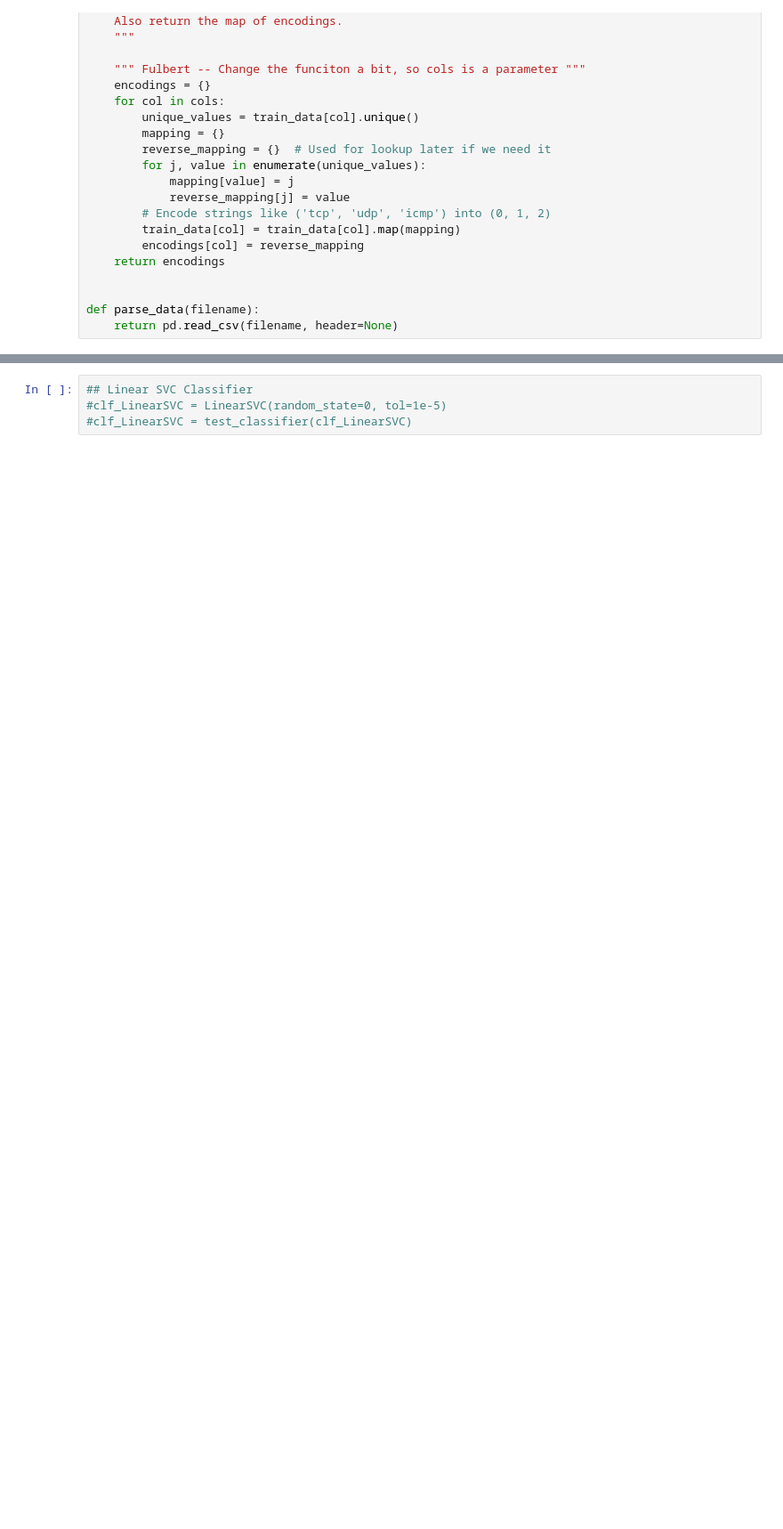
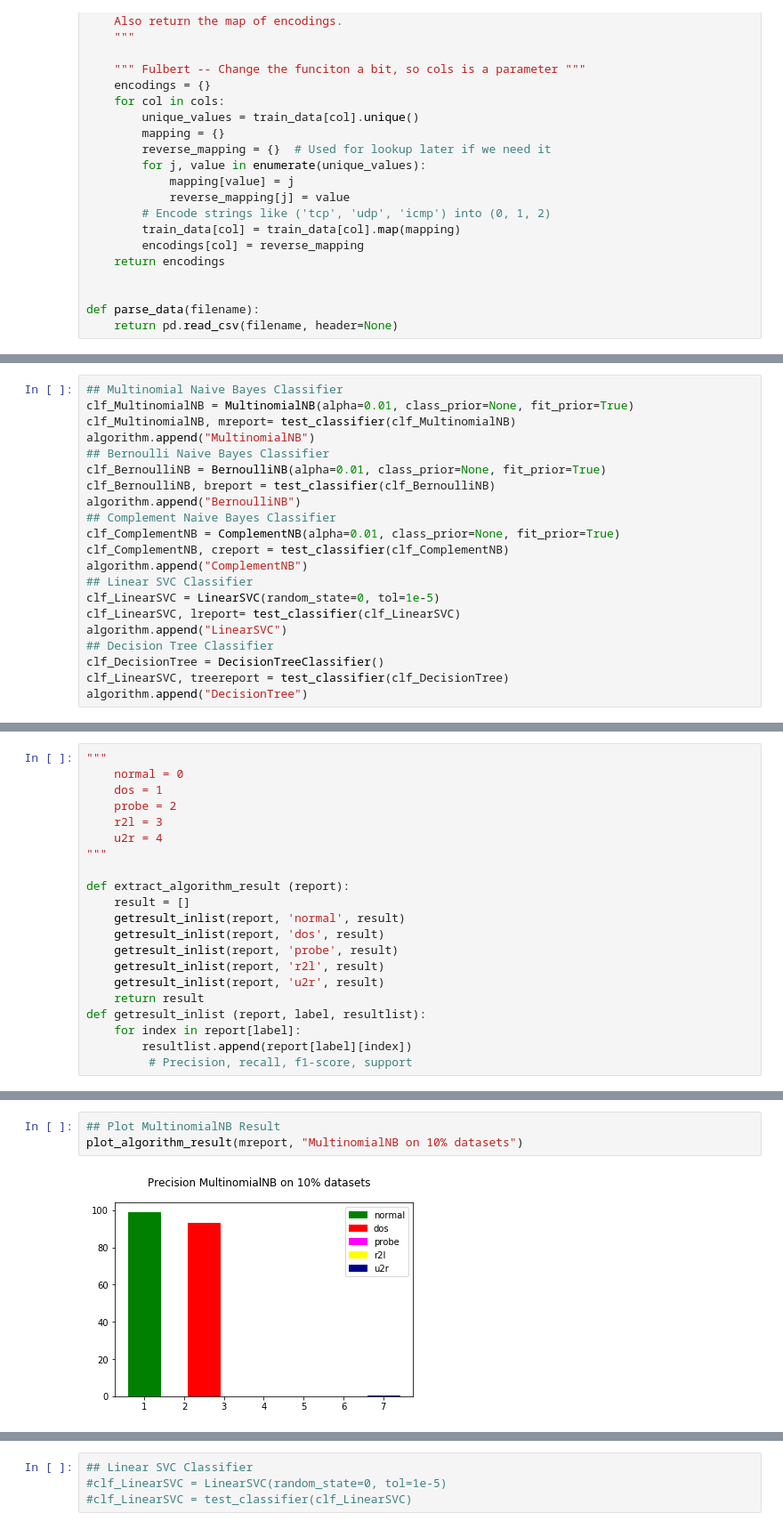
Before and after one commit to dtangster/cmpe255-project, a Jupyter notebook: Data_Exploration.ipynb, the cells around one changed output, grey strips where cells are left out. Shown at 89% size. Saved outputs shown, nothing was run; the diff lists cells and outputs as text; blank space fills up the shorter version.

```diff
--- a/Data_Exploration.ipynb
+++ b/Data_Exploration.ipynb
@@ -191,0 +279,21 @@ def attack_category_encoding():
+# %%
+## Multinomial Naive Bayes Classifier
+clf_MultinomialNB = MultinomialNB(alpha=0.01, class_prior=None, fit_prior=True)
+clf_MultinomialNB, mreport= test_classifier(clf_MultinomialNB)
+algorithm.append("MultinomialNB")
+## Bernoulli Naive Bayes Classifier
+clf_BernoulliNB = BernoulliNB(alpha=0.01, class_prior=None, fit_prior=True)
+clf_BernoulliNB, breport = test_classifier(clf_BernoulliNB)
+algorithm.append("BernoulliNB")
+## Complement Naive Bayes Classifier
+clf_ComplementNB = ComplementNB(alpha=0.01, class_prior=None, fit_prior=True)
+clf_ComplementNB, creport = test_classifier(clf_ComplementNB)
+algorithm.append("ComplementNB")
+## Linear SVC Classifier
+clf_LinearSVC = LinearSVC(random_state=0, tol=1e-5)
+clf_LinearSVC, lreport= test_classifier(clf_LinearSVC)
+algorithm.append("LinearSVC")
+## Decision Tree Classifier
+clf_DecisionTree = DecisionTreeClassifier()
+clf_LinearSVC, treereport = test_classifier(clf_DecisionTree)
+algorithm.append("DecisionTree")
@@ -191,0 +363,21 @@ def attack_category_encoding():
+# %%
+"""
+    normal = 0
+    dos = 1
+    probe = 2
+    r2l = 3
+    u2r = 4
+"""
+
+def extract_algorithm_result (report):
+    result = []
+    getresult_inlist(report, 'normal', result)
+    getresult_inlist(report, 'dos', result)
+    getresult_inlist(report, 'probe', result)
+    getresult_inlist(report, 'r2l', result)
+    getresult_inlist(report, 'u2r', result)
+    return result
+def getresult_inlist (report, label, resultlist):
+    for index in report[label]:
+        resultlist.append(report[label][index])
+         # Precision, recall, f1-score, support
@@ -191,0 +433,5 @@ def attack_category_encoding():
+# %%
+## Plot MultinomialNB Result
+plot_algorithm_result(mreport, "MultinomialNB on 10% datasets")
+# %% [output]
+[figure, added]
```
Also changed, not shown: parts of 31 cells of this notebook.
